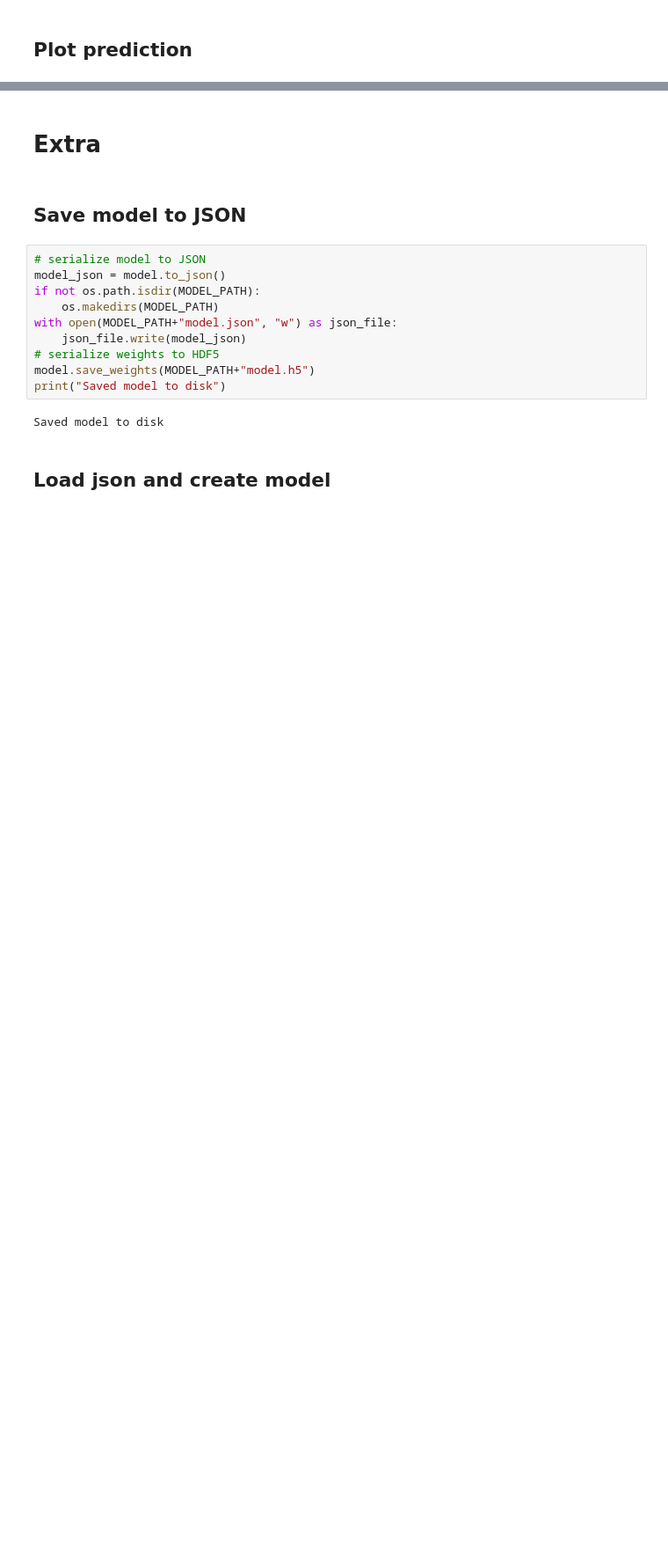
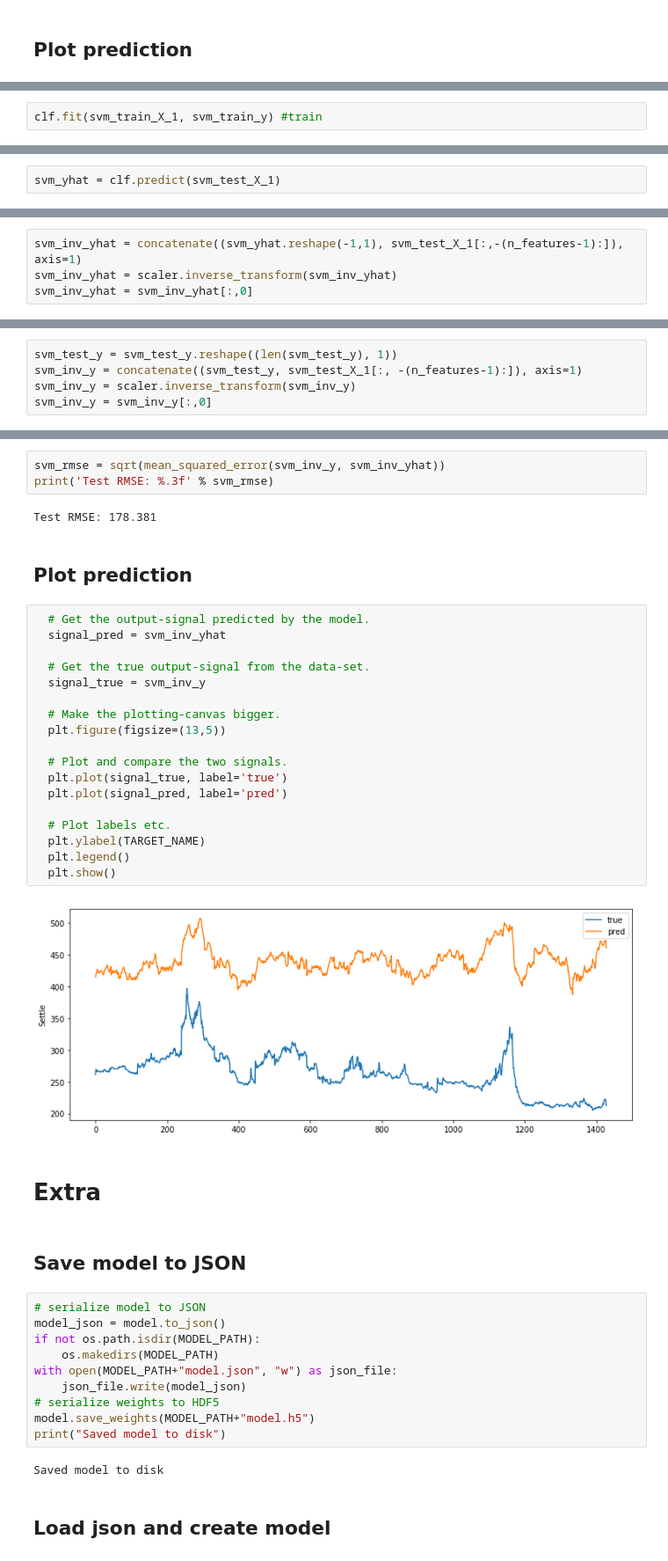
Before and after one commit to marlonrcfranco/soyforecast, a Jupyter notebook: soyforecast.ipynb, the cells around one changed output, grey strips where cells are left out. Shown: that part at 88% size. Cells and saved outputs as stored; diff of their text form; blank space fills up the shorter version.

```diff
--- a/soyforecast.ipynb
+++ b/soyforecast.ipynb
@@ -384,0 +414,2 @@ Test RMSE: 12.707
+# %%
+clf.fit(svm_train_X_1, svm_train_y) #train
@@ -384,0 +422,2 @@ Test RMSE: 12.707
+# %%
+svm_yhat = clf.predict(svm_test_X_1)
@@ -384,0 +426,4 @@ Test RMSE: 12.707
+# %%
+svm_inv_yhat = concatenate((svm_yhat.reshape(-1,1), svm_test_X_1[:,-(n_features-1):]), axis=1)
+svm_inv_yhat = scaler.inverse_transform(svm_inv_yhat)
+svm_inv_yhat = svm_inv_yhat[:,0]
@@ -384,0 +432,5 @@ Test RMSE: 12.707
+# %%
+svm_test_y = svm_test_y.reshape((len(svm_test_y), 1))
+svm_inv_y = concatenate((svm_test_y, svm_test_X_1[:, -(n_features-1):]), axis=1)
+svm_inv_y = scaler.inverse_transform(svm_inv_y)
+svm_inv_y = svm_inv_y[:,0]
@@ -385,3 +439,30 @@ Test RMSE: 12.707
+# %%
+svm_rmse = sqrt(mean_squared_error(svm_inv_y, svm_inv_yhat))
+print('Test RMSE: %.3f' % svm_rmse)
+# %% [output]
+Test RMSE: 178.381
+# %% [markdown]
+## Plot prediction
+# %%
+  # Get the output-signal predicted by the model.
+  signal_pred = svm_inv_yhat
+
+  # Get the true output-signal from the data-set.
+  signal_true = svm_inv_y
+
+  # Make the plotting-canvas bigger.
+  plt.figure(figsize=(13,5))
+
+  # Plot and compare the two signals.
+  plt.plot(signal_true, label='true')
+  plt.plot(signal_pred, label='pred')
+
+  # Plot labels etc.
+  plt.ylabel(TARGET_NAME)
+  plt.legend()
+  plt.show()
+# %% [output]
+[figure, added]
 # %% [markdown]
 # Extra
 # %% [markdown]
```
Also changed, not shown: parts of 24 cells of this notebook.
